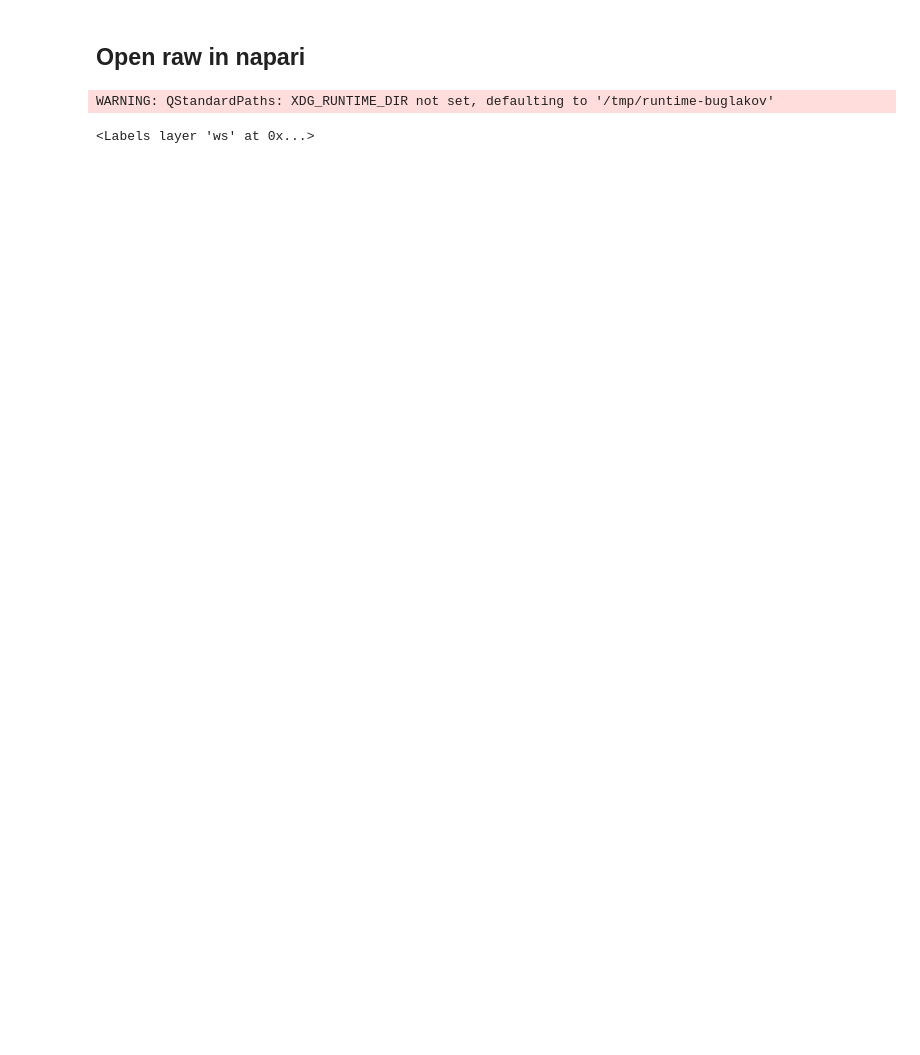
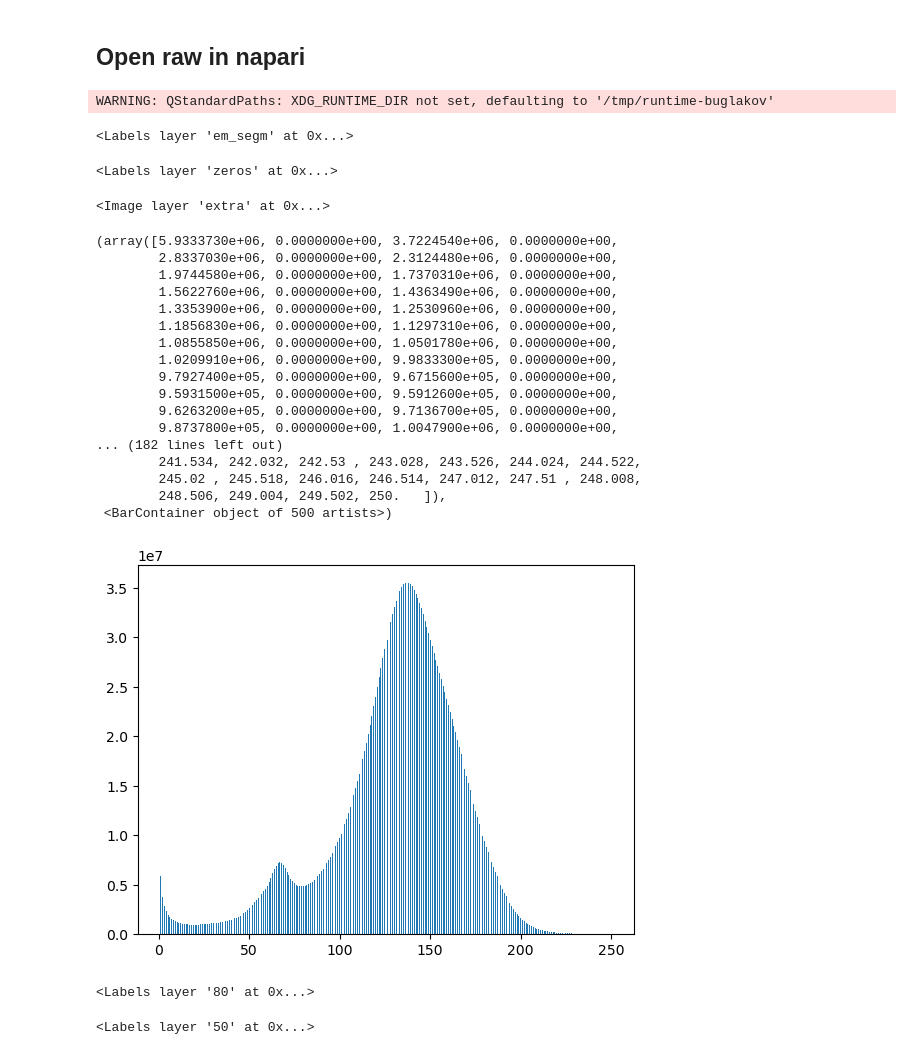
Before and after one commit to Buglakova/fibsem_segm, a Jupyter notebook: multicut/train_multicut/view_napari_watershed_F107_A1.ipynb, the cells around one changed output. Drawn from its saved outputs; the diff is of its cells as text; code cells hidden in the pictures; blank space fills up the shorter version.

```diff
--- a/multicut/train_multicut/view_napari_watershed_F107_A1.ipynb
+++ b/multicut/train_multicut/view_napari_watershed_F107_A1.ipynb
@@ -12,12 +11,13 @@ from cryofib.napari_utils import napari_add_group
 ## View n5 datasets
 # %%
 # data_dir = Path("/g/kreshuk/buglakova/data/cryofib/segm_fibsem/F107")
-em_n5_path = Path("/scratch/buglakova/data/cryofib/segm_fibsem/F107/F107_A1_em.n5")
+# em_n5_path = Path("/scratch/buglakova/data/cryofib/segm_fibsem/F107/F107_A1_em.n5")
+em_n5_path = Path("/g/kreshuk/buglakova/data/cryofib/segm_fibsem/F107/F107_A1_em.n5")
 pred_n5_path = Path("/scratch/buglakova/data/cryofib/segm_fibsem/F107/F107_A1_em_3Dunet.n5")
 ws_n5_path = Path("/scratch/buglakova/data/cryofib/segm_fibsem/F107/F107_A1_em_3Dwatershed.n5")
 
 f_em = z5py.File(em_n5_path, "r")
-f_ws = z5py.File(ws_n5_path, "a")
+f_ws = z5py.File(ws_n5_path, "r")
 # %%
 print_key_tree(f_em)
 # %% [output]
@@ -71,5 +70,43 @@ WARNING: QStandardPaths: XDG_RUNTIME_DIR not set, defaulting to '/tmp/runtime-bu
 v.add_image(em, name="raw")
 v.add_image(boundaries, name="boundaries")
 v.add_labels(ws, name="ws")
+v.add_labels(em_segm, name="em_segm")
 # %% [output]
-<Labels layer 'ws' at 0x...>
+<Labels layer 'em_segm' at 0x...>
+# %%
+v.add_labels(em == 0, name="zeros")
+# %% [output]
+<Labels layer 'zeros' at 0x...>
+# %%
+v.add_image(extra, name="extra")
+# %% [output]
+<Image layer 'extra' at 0x...>
+# %%
+plt.hist(em[em > 0], bins=500)
+# %% [output]
+(array([5.9333730e+06, 0.0000000e+00, 3.7224540e+06, 0.0000000e+00,
+        2.8337030e+06, 0.0000000e+00, 2.3124480e+06, 0.0000000e+00,
+        1.9744580e+06, 0.0000000e+00, 1.7370310e+06, 0.0000000e+00,
+        1.5622760e+06, 0.0000000e+00, 1.4363490e+06, 0.0000000e+00,
+        1.3353900e+06, 0.0000000e+00, 1.2530960e+06, 0.0000000e+00,
+        1.1856830e+06, 0.0000000e+00, 1.1297310e+06, 0.0000000e+00,
+        1.0855850e+06, 0.0000000e+00, 1.0501780e+06, 0.0000000e+00,
+        1.0209910e+06, 0.0000000e+00, 9.9833300e+05, 0.0000000e+00,
+        9.7927400e+05, 0.0000000e+00, 9.6715600e+05, 0.0000000e+00,
+        9.5931500e+05, 0.0000000e+00, 9.5912600e+05, 0.0000000e+00,
+        9.6263200e+05, 0.0000000e+00, 9.7136700e+05, 0.0000000e+00,
+        9.8737800e+05, 0.0000000e+00, 1.0047900e+06, 0.0000000e+00,
+... (182 lines left out)
+        241.534, 242.032, 242.53 , 243.028, 243.526, 244.024, 244.522,
+        245.02 , 245.518, 246.016, 246.514, 247.012, 247.51 , 248.008,
+        248.506, 249.004, 249.502, 250.   ]),
+ <BarContainer object of 500 artists>)
+[figure, added]
+# %%
+v.add_labels(em < 80, name="80")
+# %% [output]
+<Labels layer '80' at 0x...>
+# %%
+v.add_labels(em < 50, name="50")
+# %% [output]
+<Labels layer '50' at 0x...>
```
Also changed, not shown: parts of 7 cells of this notebook, 7 other files.
